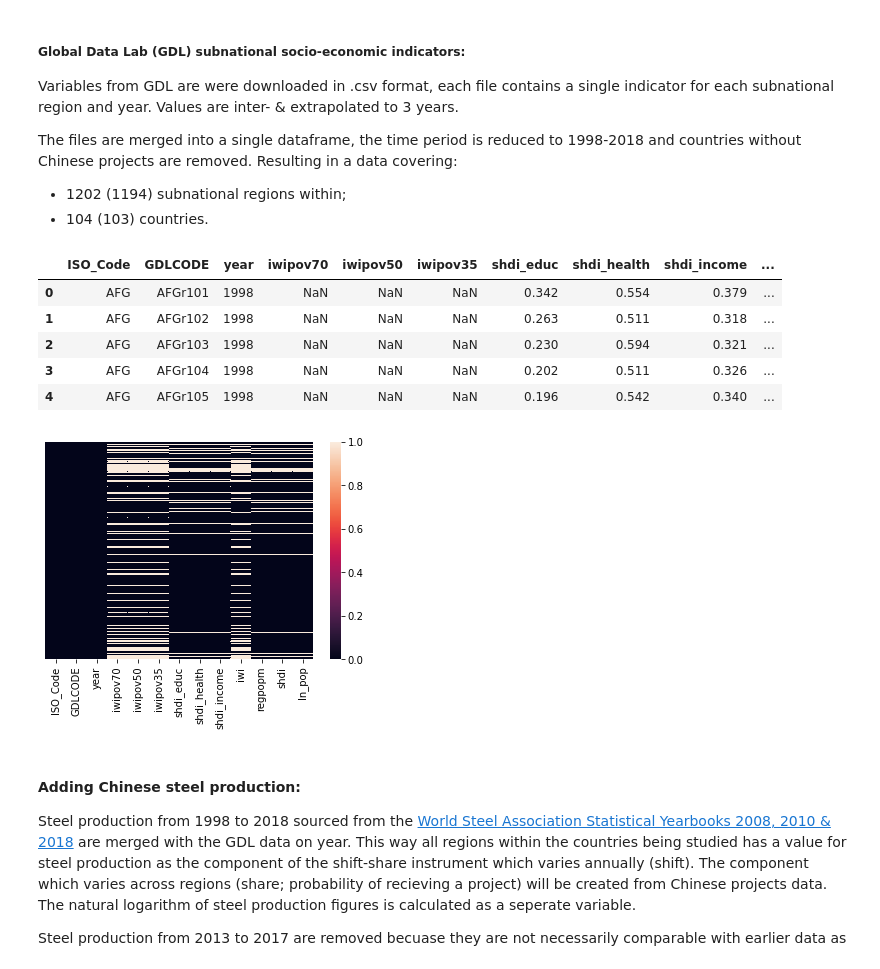
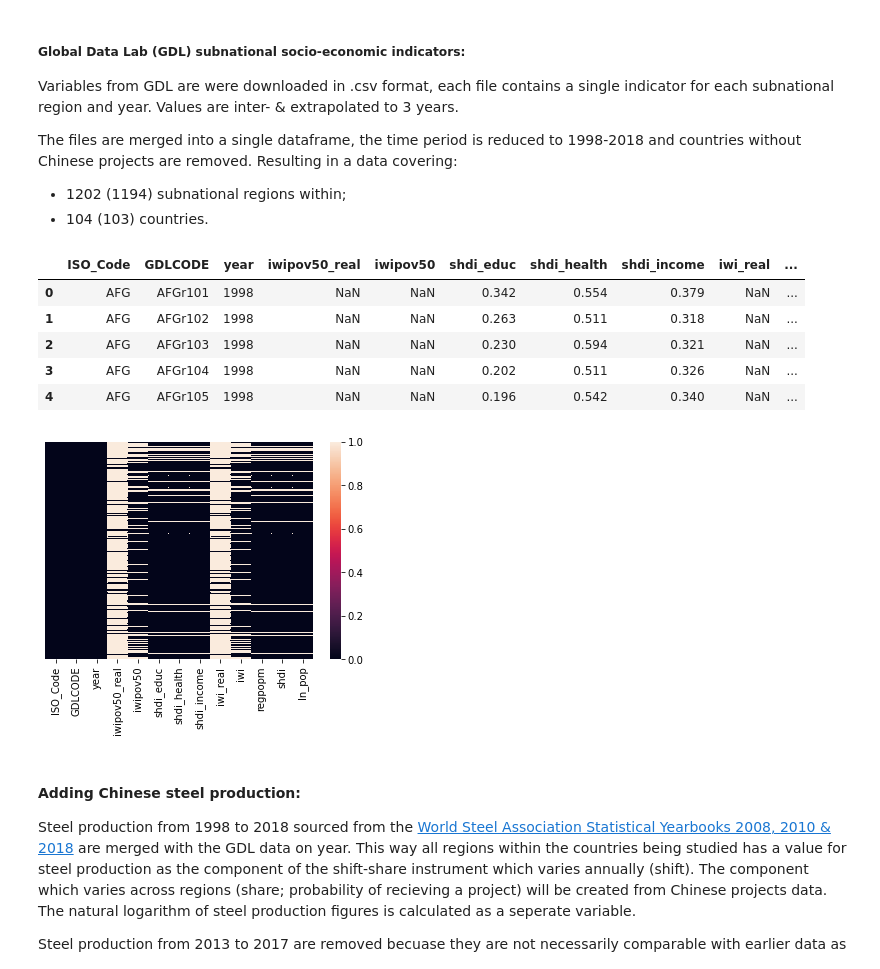
Before and after one commit to frankstevens1/china_devprojects_poverty, a Jupyter notebook: dataset_prep.ipynb, the cells around one changed output. Saved outputs shown, nothing was run; the diff lists cells and outputs as text; code cells hidden in the pictures.

Commit message:
added real value iwipov/iwi

```diff
--- a/dataset_prep.ipynb
+++ b/dataset_prep.ipynb
@@ -52,7 +52,7 @@ plt.show()
 # then reduced to a single dataframe (gdl) and sorted
 import glob
 filenames = glob.glob('gdl' + "\*.csv")
-filetitle = ["iwipov70", "iwipov50", "iwipov35", "shdi_educ", "shdi_health","shdi_income", "iwi", "regpopm", "shdi"]
+filetitle = ["iwipov50_real", "iwipov50", "shdi_educ", "shdi_health","shdi_income", "iwi_real", "iwi", "regpopm", "shdi"]
 files_dict = dict(zip(filenames, filetitle))
 
 li = []
@@ -71,9 +71,8 @@ gdl = reduce(lambda df1, df2: df1.merge(df2, how="outer"), li)
     ## </section1>
 
 # change % variable to decimal format
-gdl['iwipov35'] = gdl['iwipov35'] / 100
 gdl['iwipov50'] = gdl['iwipov50'] / 100
-gdl['iwipov70'] = gdl['iwipov70'] / 100
+gdl['iwipov50_real'] = gdl['iwipov50_real'] / 100
 
 # add log of population & set 0 values to nan
 gdl['regpopm'].values[gdl['regpopm'] == 0] = np.nan
@@ -98,40 +97,40 @@ gdl['ln_pop'] = np.log(gdl['regpopm'])
         # gdl1['poppov35'] = gdl1.hhpov35 * gdl1.hhsize
         # gdl1['poppov50'] = gdl1.hhpov50 * gdl1.hhsize
         # gdl1['poppov70'] = gdl1.hhpov70 * gdl1.hhsize
         # gdl1['ln_poppov35'] = np.log(gdl1.poppov35)
         # gdl1['ln_poppov50'] = np.log(gdl1.poppov50)
         # gdl1['ln_poppov70'] = np.log(gdl1.poppov70)
     # merge to gdl data
         # gdl1.drop(columns=['ISO_Code', 'iwipov35', 'iwipov50', 'iwipov70', 'iwi', 'regpopm', 'ln_pop', 'hhsize'], inplace=True)
         # gdl = pd.merge(gdl, gdl1, on=['GDLCODE', 'year'], how='left')
     ## </section2>
 
 # time frame reduced to 1998 to 2018
 gdl['year'] = gdl['year'].apply(int)
 gdl = gdl[(gdl.year > 1997) & (gdl.year < 2019)]
 
 # countries by iso_code without chinese projects (only analyzing countries with atleast 1 project):
 delete_iso_gdl = ['ARM', 'AZE', 'BFA', 'BLZ', 'BTN', 'CHN', 'DOM', 'FJI', 'GMB',
                   'GTM', 'HND', 'LBY', 'LCA', 'MDV', 'NIC', 'PAN', 'PRY', 'QAT',
                   'SAU', 'SLV', 'STP', 'SWZ', 'XKO', 'LBN', 'KWT', 'AUS', 'AUT',
                   'BEL', 'BGR', 'CAN', 'CHE', 'CZE', 'DEU', 'DNK', 'ESP', 'EST',
                   'FIN', 'FRA', 'GBR', 'GRC', 'HRV', 'HUN', 'IRL', 'ITA', 'JPN',
                   'KOR', 'LTU', 'LVA', 'MLT', 'NLD', 'NOR', 'NZL', 'POL', 'PRT',
                   'ROU', 'RUS', 'SVK', 'SVN', 'SWE', 'USA']
 gdl = gdl[~gdl['ISO_Code'].isin(delete_iso_gdl)].reset_index()
 gdl.drop('index', axis=1, inplace=True)
 
 display(gdl.head())
 sns.heatmap(gdl.isna(), yticklabels=False)
 plt.show()
 # %% [output]
-|  | ISO_Code | GDLCODE | year | iwipov70 | iwipov50 | iwipov35 | shdi_educ | shdi_health | shdi_income | ... |
-| 0 | AFG | AFGr101 | 1998 | NaN | NaN | NaN | 0.342 | 0.554 | 0.379 | ... |
-| 1 | AFG | AFGr102 | 1998 | NaN | NaN | NaN | 0.263 | 0.511 | 0.318 | ... |
-| 2 | AFG | AFGr103 | 1998 | NaN | NaN | NaN | 0.230 | 0.594 | 0.321 | ... |
-| 3 | AFG | AFGr104 | 1998 | NaN | NaN | NaN | 0.202 | 0.511 | 0.326 | ... |
-| 4 | AFG | AFGr105 | 1998 | NaN | NaN | NaN | 0.196 | 0.542 | 0.340 | ... |
+|  | ISO_Code | GDLCODE | year | iwipov50_real | iwipov50 | shdi_educ | shdi_health | shdi_income | iwi_real | ... |
+| 0 | AFG | AFGr101 | 1998 | NaN | NaN | 0.342 | 0.554 | 0.379 | NaN | ... |
+| 1 | AFG | AFGr102 | 1998 | NaN | NaN | 0.263 | 0.511 | 0.318 | NaN | ... |
+| 2 | AFG | AFGr103 | 1998 | NaN | NaN | 0.230 | 0.594 | 0.321 | NaN | ... |
+| 3 | AFG | AFGr104 | 1998 | NaN | NaN | 0.202 | 0.511 | 0.326 | NaN | ... |
+| 4 | AFG | AFGr105 | 1998 | NaN | NaN | 0.196 | 0.542 | 0.340 | NaN | ... |
-[figure, old version]
+[figure, new version]
 # %% [markdown]
 <h4>Adding Chinese steel production:</h4>
 <p>Steel production from 1998 to 2018 sourced from the <a href="https://www.worldsteel.org/steel-by-topic/statistics/steel-statistical-yearbook.html">World Steel Association Statistical Yearbooks 2008, 2010 & 2018</a> are merged with the GDL data on year. This way all regions within the countries being studied has a value for steel production as the component of the shift-share instrument which varies annually (shift). The component which varies across regions (share; probability of recieving a project) will be created from Chinese projects data. The natural logarithm of steel production figures is calculated as a seperate variable.</p>
```
Also changed, not shown: parts of 2 cells of this notebook, 15 other files.
